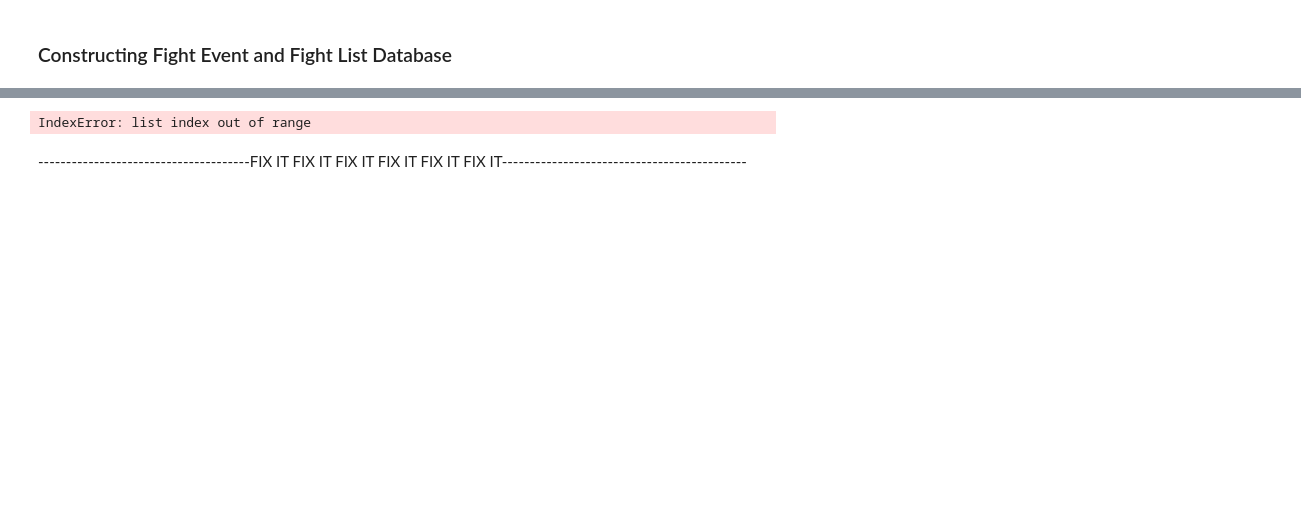
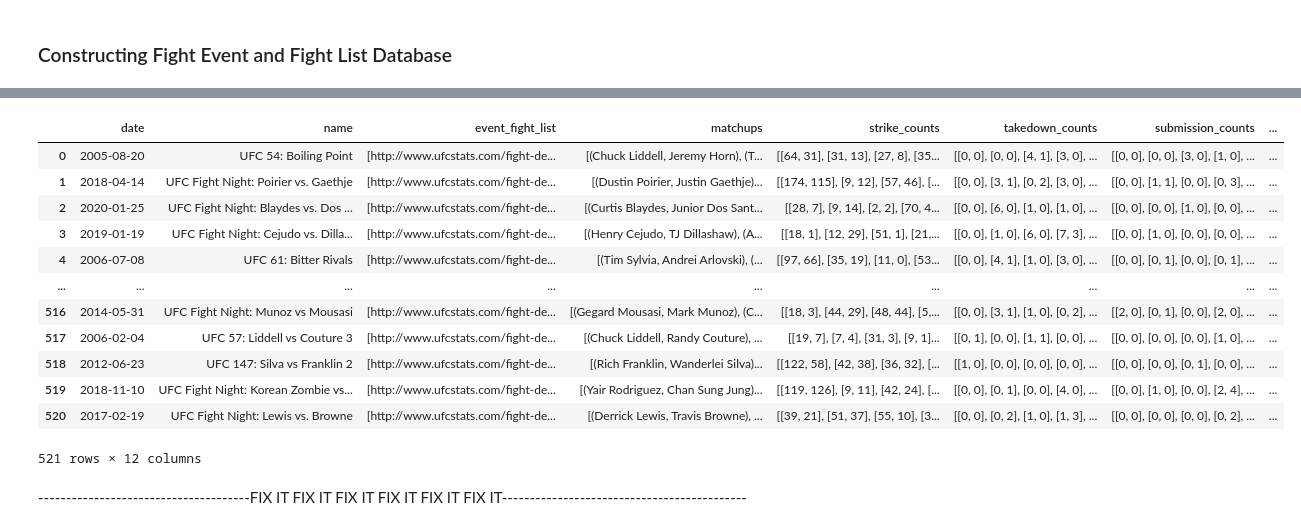
Before and after one commit to Neji128/Creating-a-SQL-Server-via-Web-Scrapping, a Jupyter notebook: Web_Scrapping.ipynb, the cells around one changed output, grey strips where cells are left out. Cells and saved outputs as stored; diff of their text form; code cells hidden in the pictures; blank space fills up the shorter version.

```diff
--- a/Web_Scrapping.ipynb
+++ b/Web_Scrapping.ipynb
@@ -466,5 +526,5 @@ memory usage: 12.3+ KB
 # %%
-def fight_participants_fetcher(event_soup):
+def event_fight_participants_fetcher(event_soup):
 
     fight_pairs = []
 
@@ -649,4 +682,56 @@ def fight_final_round_time(event_soup):
-# %%
-test = list(map(fight_final_round_time, event_soups))
-# %% [output]
-IndexError: list index out of range
+# %%
+event_fight_list = list(map(event_fights_parser, event_soups))
+
+matchup_list = list(map(event_fight_participants_fetcher, event_soups))
+
+fighter_strike_count_list = list(map(event_fight_strikes,event_soups))
+
+fight_takedown_list = list(map(event_fight_takedowns,event_soups))
+
+fight_submission_list = list(map(event_fight_submissions,event_soups))
+
+fight_pass_list = list(map(event_fight_passes,event_soups))
+
+fight_weight_class_list = list(map(event_fight_weight_classes,event_soups))
+
+fight_win_method_list = list(map(event_fight_win_method,event_soups))
+
+fight_final_round_list = list(map(event_fight_final_round,event_soups))
+
+fight_final_round_time_list = list(map(event_fight_final_round_time,event_soups))
+# %%
+event_database_df['event_fight_list'] = event_fight_list
+
+event_database_df['matchups'] = matchup_list
+
+event_database_df['strike_counts'] = fighter_strike_count_list
+
+event_database_df['takedown_counts'] = fight_takedown_list
+
+event_database_df['submission_counts'] = fight_submission_list
+
+event_database_df['pass_counts'] = fight_pass_list
+
+event_database_df['weight_class'] = fight_weight_class_list
+
+event_database_df['win_method'] = fight_win_method_list
+
+event_database_df['final_round'] = fight_final_round_list
+
+event_database_df['final_round_time'] = fight_final_round_time_list
+
+event_database_df
+# %% [output]
+|  | date | name | event_fight_list | matchups | strike_counts | takedown_counts | submission_counts | ... |
+| 0 | 2005-08-20 | UFC 54: Boiling Point | [http://www.ufcstats.com/fight-de... | [(Chuck Liddell, Jeremy Horn), (T... | [[64, 31], [31, 13], [27, 8], [35... | [[0, 0], [0, 0], [4, 1], [3, 0], ... | [[0, 0], [0, 0], [3, 0], [1, 0], ... | ... |
+| 1 | 2018-04-14 | UFC Fight Night: Poirier vs. Gaethje | [http://www.ufcstats.com/fight-de... | [(Dustin Poirier, Justin Gaethje)... | [[174, 115], [9, 12], [57, 46], [... | [[0, 0], [3, 1], [0, 2], [3, 0], ... | [[0, 0], [1, 1], [0, 0], [0, 3], ... | ... |
+| 2 | 2020-01-25 | UFC Fight Night: Blaydes vs. Dos ... | [http://www.ufcstats.com/fight-de... | [(Curtis Blaydes, Junior Dos Sant... | [[28, 7], [9, 14], [2, 2], [70, 4... | [[0, 0], [6, 0], [1, 0], [1, 0], ... | [[0, 0], [0, 0], [1, 0], [0, 0], ... | ... |
+| 3 | 2019-01-19 | UFC Fight Night: Cejudo vs. Dilla... | [http://www.ufcstats.com/fight-de... | [(Henry Cejudo, TJ Dillashaw), (A... | [[18, 1], [12, 29], [51, 1], [21,... | [[0, 0], [1, 0], [6, 0], [7, 3], ... | [[0, 0], [1, 0], [0, 0], [0, 0], ... | ... |
+| 4 | 2006-07-08 | UFC 61: Bitter Rivals | [http://www.ufcstats.com/fight-de... | [(Tim Sylvia, Andrei Arlovski), (... | [[97, 66], [35, 19], [11, 0], [53... | [[0, 0], [4, 1], [1, 0], [3, 0], ... | [[0, 0], [0, 1], [0, 0], [0, 1], ... | ... |
+| ... | ... | ... | ... | ... | ... | ... | ... | ... |
+| 516 | 2014-05-31 | UFC Fight Night: Munoz vs Mousasi | [http://www.ufcstats.com/fight-de... | [(Gegard Mousasi, Mark Munoz), (C... | [[18, 3], [44, 29], [48, 44], [5,... | [[0, 0], [3, 1], [1, 0], [0, 2], ... | [[2, 0], [0, 1], [0, 0], [2, 0], ... | ... |
+| 517 | 2006-02-04 | UFC 57: Liddell vs Couture 3 | [http://www.ufcstats.com/fight-de... | [(Chuck Liddell, Randy Couture), ... | [[19, 7], [7, 4], [31, 3], [9, 1]... | [[0, 1], [0, 0], [1, 1], [0, 0], ... | [[0, 0], [0, 0], [0, 0], [1, 0], ... | ... |
+| 518 | 2012-06-23 | UFC 147: Silva vs Franklin 2 | [http://www.ufcstats.com/fight-de... | [(Rich Franklin, Wanderlei Silva)... | [[122, 58], [42, 38], [36, 32], [... | [[1, 0], [0, 0], [0, 0], [0, 0], ... | [[0, 0], [0, 0], [0, 1], [0, 0], ... | ... |
+| 519 | 2018-11-10 | UFC Fight Night: Korean Zombie vs... | [http://www.ufcstats.com/fight-de... | [(Yair Rodriguez, Chan Sung Jung)... | [[119, 126], [9, 11], [42, 24], [... | [[0, 0], [0, 1], [0, 0], [4, 0], ... | [[0, 0], [1, 0], [0, 0], [2, 4], ... | ... |
+| 520 | 2017-02-19 | UFC Fight Night: Lewis vs. Browne | [http://www.ufcstats.com/fight-de... | [(Derrick Lewis, Travis Browne), ... | [[39, 21], [51, 37], [55, 10], [3... | [[0, 0], [0, 2], [1, 0], [1, 3], ... | [[0, 0], [0, 0], [0, 0], [0, 2], ... | ... |
+521 rows × 12 columns
```
Also changed, not shown: parts of 46 cells of this notebook, 5 other files.
